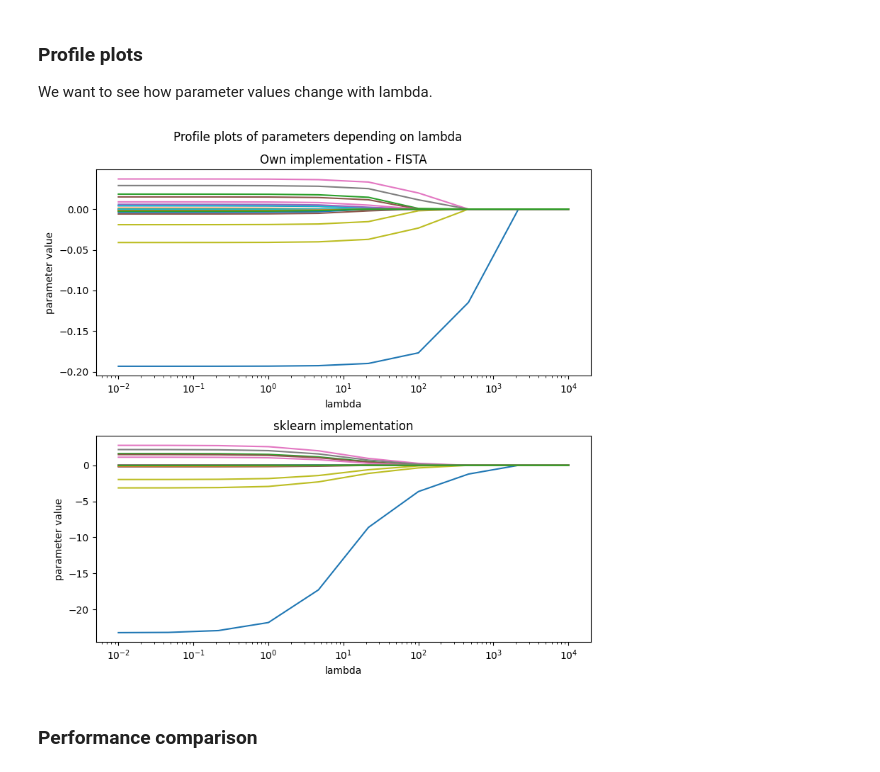
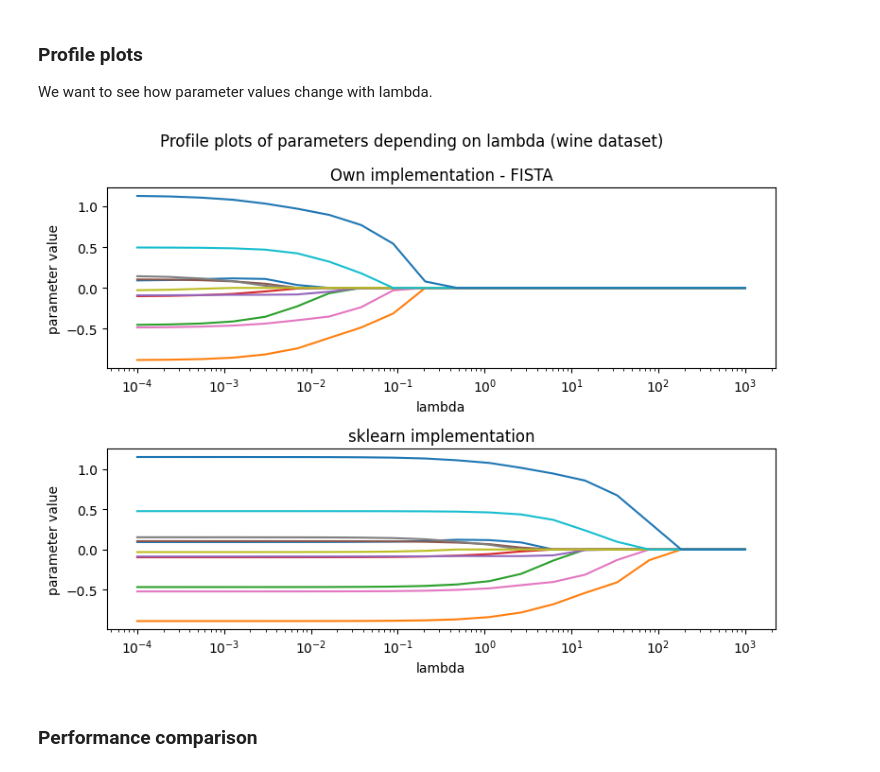
Before and after one commit to zochowskitomasz/AML_project, a Jupyter notebook: AMLpro1.ipynb, the cells around one changed output. Cells and saved outputs as stored; diff of their text form; code cells hidden in the pictures.

Commit message:
Some experiments and a few plots

```diff
--- a/AMLpro1.ipynb
+++ b/AMLpro1.ipynb
@@ -161,43 +110,43 @@ To train these models, we will use fully labeled data (no missingness).
 
 We want to see how parameter values change with lambda.
 # %%
-X_train = shopping_train.iloc[:, :-5]
-y_train = shopping_train.iloc[:, -5]
+X_train = wine_train.iloc[:, :-5]
+y_train = wine_train.iloc[:, -5]
 
-lambdas = [10**i for i in np.linspace(-2, 4, 10)]
+lambdas = [10**i for i in np.linspace(-4, 3, 20)]
 
-fig, (ax1, ax2) = plt.subplots(2, 1, figsize=(8, 8))
+fig, (ax1, ax2) = plt.subplots(2, 1, figsize=(8, 6))
 
 fista_model = LabeledLogReg(lambda_grid=lambdas)
 fista_model.fit(X_train, y_train)
 coefficients_fista = [model.coef for model in fista_model.models_]
 
 sklearn_models = []
 coefficients_sklearn = []
 for l in lambdas:
     sklearn_model = LogisticRegression(l1_ratio=1, C=1/l, solver="saga")
     sklearn_model.fit(X_train, y_train)
     sklearn_models.append(sklearn_model)
     coefficients_sklearn.append(sklearn_model.coef_.ravel())
 
 for i in range(X_train.shape[1]):
     coef_fista = [x[i] for x in coefficients_fista]
     ax1.plot(lambdas, coef_fista)
     coef_sklearn = [x[i] for x in coefficients_sklearn]
     ax2.plot(lambdas, coef_sklearn)
 
-fig.suptitle("Profile plots of parameters depending on lambda")
+fig.suptitle("Profile plots of parameters depending on lambda (wine dataset)")
 ax1.set_xscale("log")
 ax1.set_xlabel("lambda")
 ax1.set_ylabel("parameter value")
 ax1.set_title("Own implementation - FISTA")
 ax2.set_xscale("log")
 ax2.set_xlabel("lambda")
 ax2.set_ylabel("parameter value")
 ax2.set_title("sklearn implementation")
 fig.tight_layout()
 # %% [output]
-[figure, old version]
+[figure, new version]
 # %% [markdown]
 ### Performance comparison
 # %%
```
Also changed, not shown: parts of 45 cells of this notebook, 9 other files.
